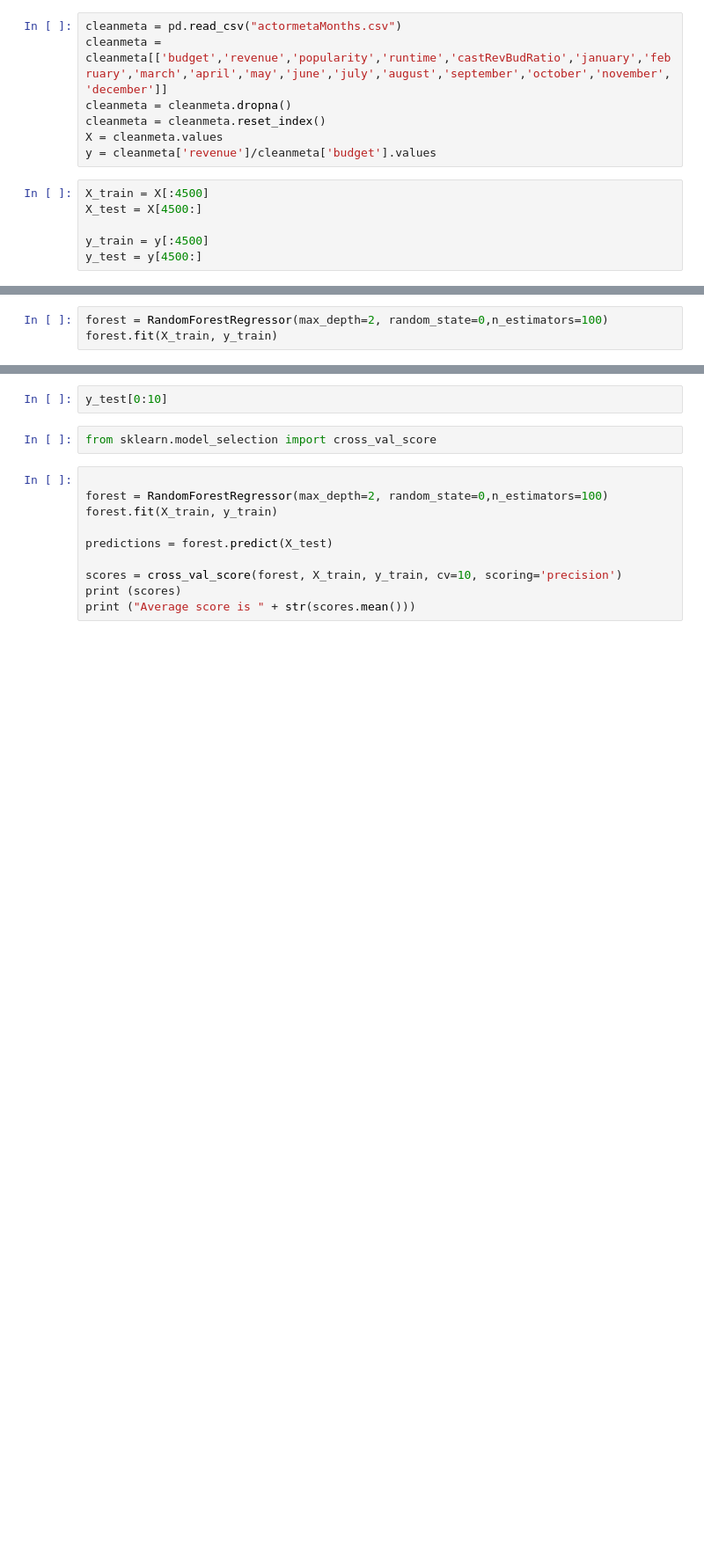
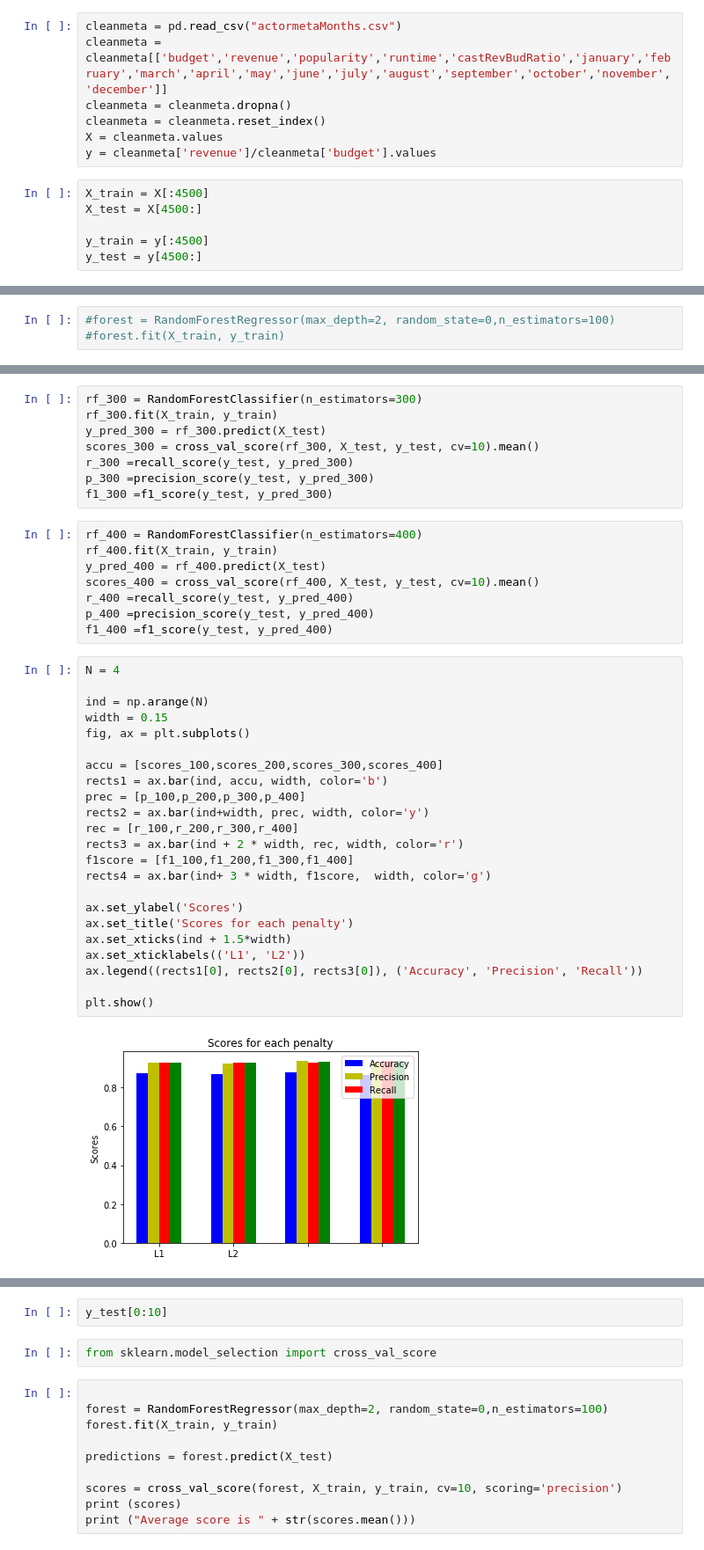
Before and after one commit to ianfawaz/CSCI4502-5502-DataMiningProject, a Jupyter notebook: Random Forest.ipynb, the cells around one changed output, grey strips where cells are left out. Shown at 88% size. Saved outputs shown, nothing was run; the diff lists cells and outputs as text; blank space fills up the shorter version.

```diff
--- a/Random Forest.ipynb
+++ b/Random Forest.ipynb
@@ -38,3 +37,3 @@ array([[0.00000000e+00, 3.00000000e+07, 3.73554033e+08, ...,
 # %%
-forest = RandomForestRegressor(max_depth=2, random_state=0,n_estimators=100)
-forest.fit(X_train, y_train)
+#forest = RandomForestRegressor(max_depth=2, random_state=0,n_estimators=100)
+#forest.fit(X_train, y_train)
@@ -59,0 +63,41 @@ NameError: name 'regr' is not defined
+# %%
+rf_300 = RandomForestClassifier(n_estimators=300)
+rf_300.fit(X_train, y_train)
+y_pred_300 = rf_300.predict(X_test)
+scores_300 = cross_val_score(rf_300, X_test, y_test, cv=10).mean()
+r_300 =recall_score(y_test, y_pred_300)
+p_300 =precision_score(y_test, y_pred_300)
+f1_300 =f1_score(y_test, y_pred_300)
+# %%
+rf_400 = RandomForestClassifier(n_estimators=400)
+rf_400.fit(X_train, y_train)
+y_pred_400 = rf_400.predict(X_test)
+scores_400 = cross_val_score(rf_400, X_test, y_test, cv=10).mean()
+r_400 =recall_score(y_test, y_pred_400)
+p_400 =precision_score(y_test, y_pred_400)
+f1_400 =f1_score(y_test, y_pred_400)
+# %%
+N = 4
+
+ind = np.arange(N)
+width = 0.15
+fig, ax = plt.subplots()
+
+accu = [scores_100,scores_200,scores_300,scores_400]
+rects1 = ax.bar(ind, accu, width, color='b')
+prec = [p_100,p_200,p_300,p_400]
+rects2 = ax.bar(ind+width, prec, width, color='y')
+rec = [r_100,r_200,r_300,r_400]
+rects3 = ax.bar(ind + 2 * width, rec, width, color='r')
+f1score = [f1_100,f1_200,f1_300,f1_400]
+rects4 = ax.bar(ind+ 3 * width, f1score,  width, color='g')
+
+ax.set_ylabel('Scores')
+ax.set_title('Scores for each penalty')
+ax.set_xticks(ind + 1.5*width)
+ax.set_xticklabels(('L1', 'L2'))
+ax.legend((rects1[0], rects2[0], rects3[0]), ('Accuracy', 'Precision', 'Recall'))
+
+plt.show()
+# %% [output]
+[figure, added]
```
Also changed, not shown: parts of 15 cells of this notebook, 1 other file.
